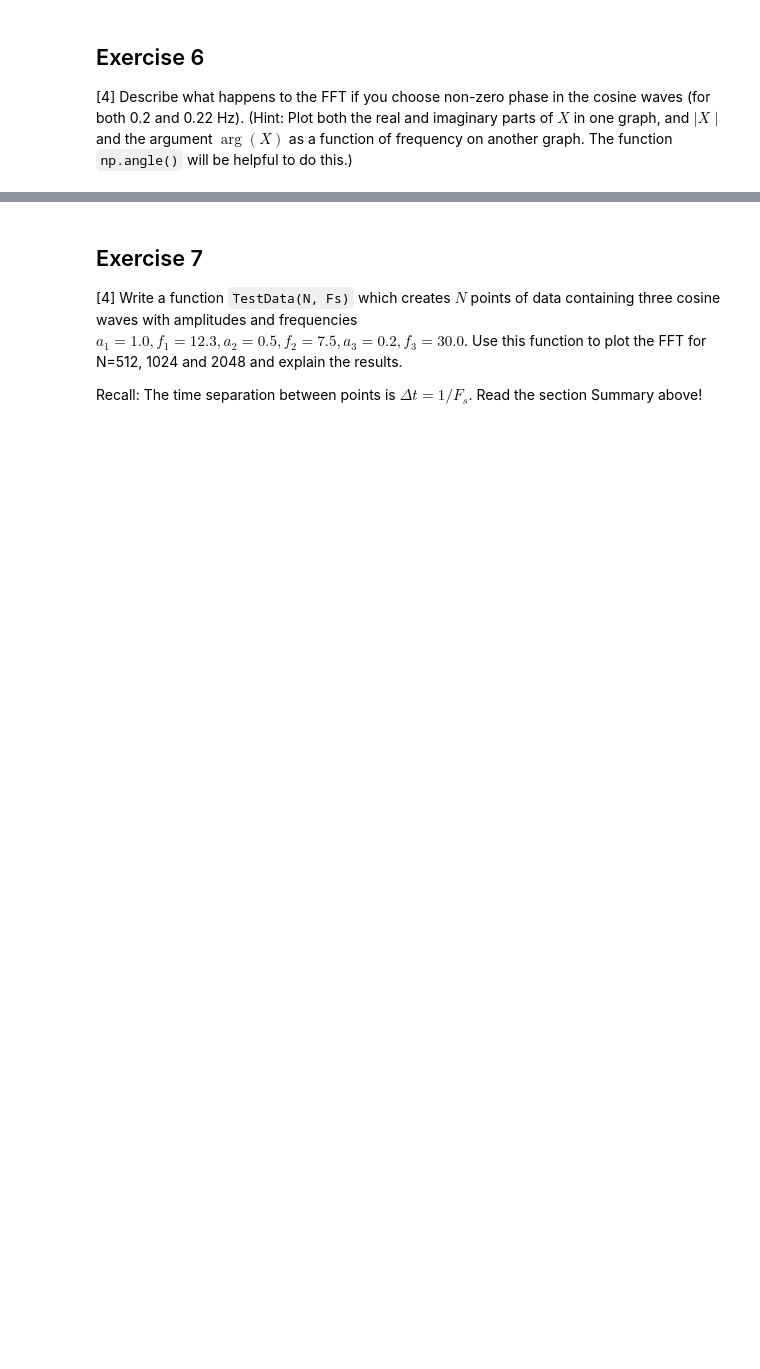
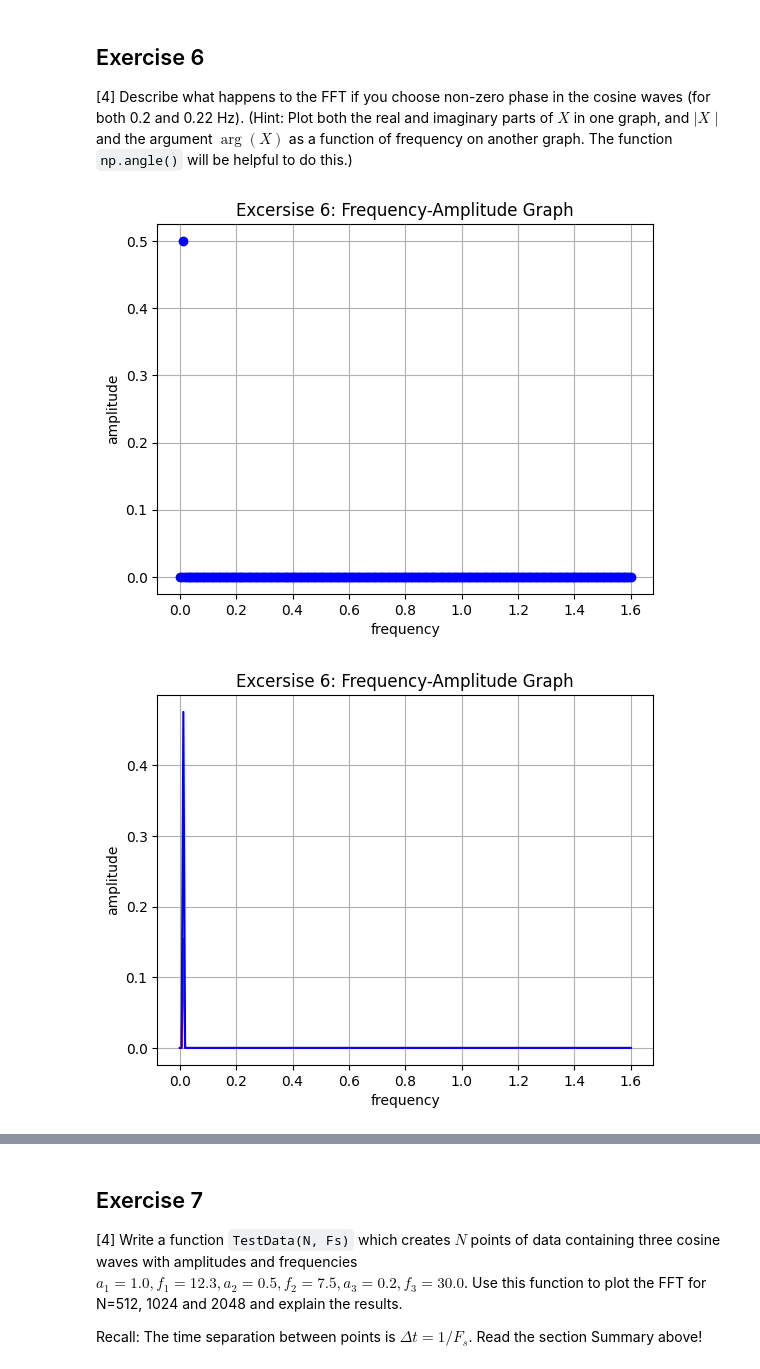
Before and after one commit to PX2145-2025/week-10-b-Medhekar-Anushka, a Jupyter notebook: FFT.ipynb, the cells around one changed output, grey strips where cells are left out. Drawn from its saved outputs; the diff is of its cells as text; code cells hidden in the pictures; blank space fills up the shorter version.

```diff
--- a/FFT.ipynb
+++ b/FFT.ipynb
@@ -405,3 +493,50 @@ ValueError: x and y must have same first dimension, but have shapes (64,) and (3
 ## Exercise 6
 
 [4] Describe what happens to the FFT if you choose non-zero phase in the cosine waves (for both 0.2 and 0.22 Hz). (Hint: Plot both the real and imaginary parts of $X$ in one graph, and $\mid X\mid$ and the argument $\arg(X)$ as a function of frequency on another graph. The function `np.angle()` will be helpful to do this.)
+# %%
+N = 64
+f = 0.2 # frequency in Hz
+x = np.cos(2*np.pi*f*t + np.pi/2.5)
+tau = 20
+Fs = N/tau
+frq,X = Spectrum1(x,Fs)
+plt.plot(frq, np.abs(X), "bo")
+plt.xlabel("frequency")
+plt.ylabel("amplitude")
+plt.title("Excersise 6: Frequency-Amplitude Graph")
+plt.grid(True)
+plt.show()
+
+plt.figure()
+plt.plot(frq, np.real(X),'r-')
+plt.plot(frq, np.imag(X), 'b-')
+plt.xlabel("frequency")
+plt.ylabel("amplitude")
+plt.title("Excersise 6: Frequency-Amplitude Graph")
+plt.grid(True)
+plt.show()
+
+f = 0.22 # frequency in Hz
+x = np.cos(2*np.pi*f*t + np.pi)
+tau = 20
+Fs = N/tau
+frq,X = Spectrum1(x,Fs)
+plt.figure()
+plt.plot(frq, np.abs(X), "bo")
+plt.xlabel("frequency")
+plt.ylabel("amplitude")
+plt.title("Excersise 6: Frequency-Amplitude Graph")
+plt.grid(True)
+plt.show()
+
+plt.figure()
+plt.plot(frq, np.real(X),'r-')
+plt.plot(frq, np.imag(X), 'b-')
+plt.xlabel("frequency")
+plt.ylabel("amplitude")
+plt.title("Excersise 6: Frequency-Amplitude Graph")
+plt.grid(True)
+plt.show()
+# %% [output]
+[figure, added]
+[figure, added]
```
Also changed, not shown: parts of 5 cells of this notebook.
